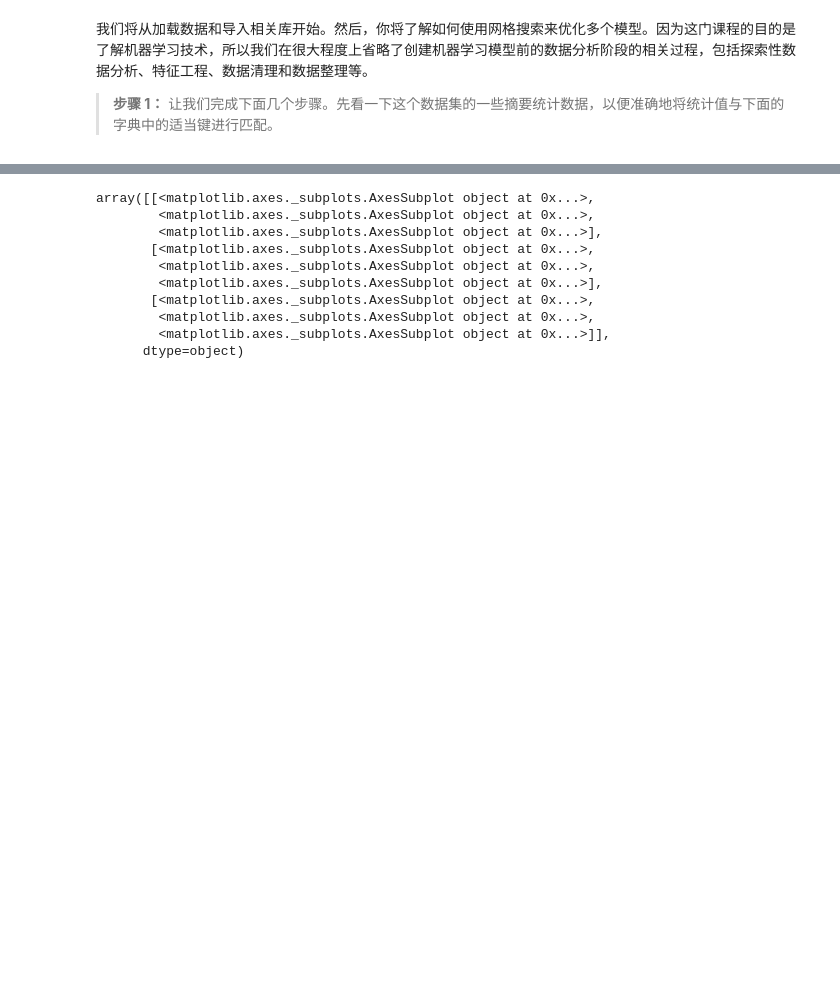
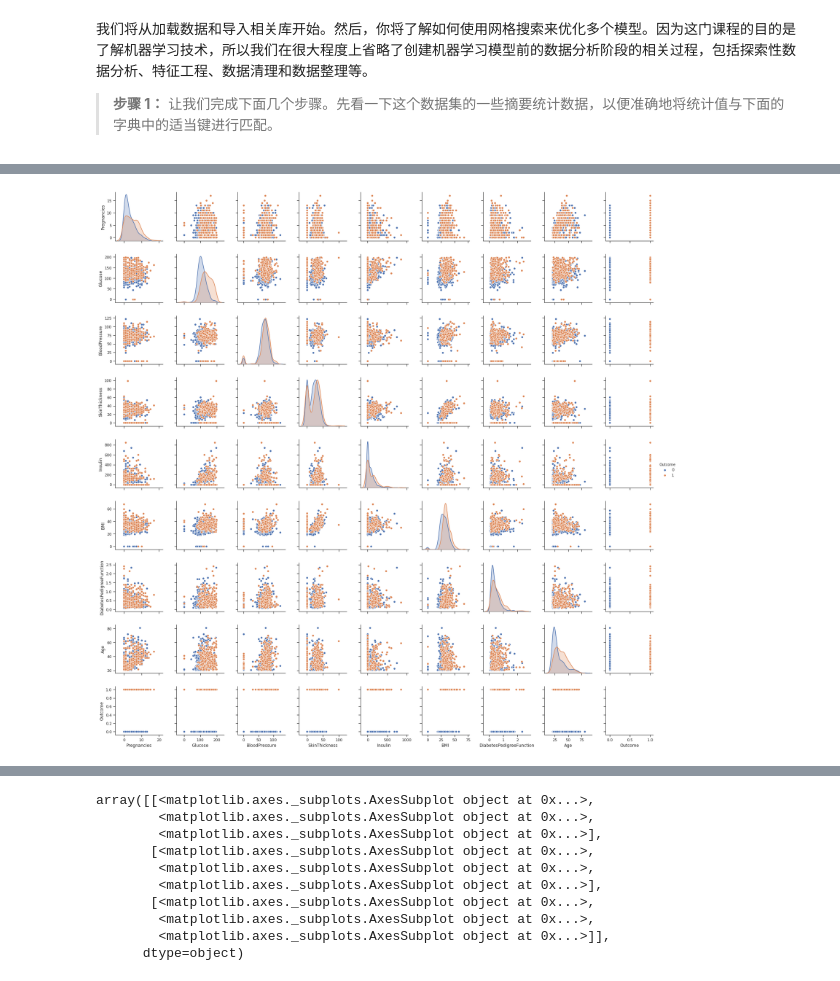
Before and after one commit to luteresa/uda-MachineLearning, a Jupyter notebook: 3_supervised_learning/lesson9_错误与优化/糖尿病预测案例/Diabetes_Case_Study-zh.ipynb, the cells around one changed output, grey strips where cells are left out. Saved outputs shown, nothing was run; the diff lists cells and outputs as text; code cells hidden in the pictures; blank space fills up the shorter version.

```diff
--- a/3_supervised_learning/lesson9_错误与优化/糖尿病预测案例/Diabetes_Case_Study-zh.ipynb
+++ b/3_supervised_learning/lesson9_错误与优化/糖尿病预测案例/Diabetes_Case_Study-zh.ipynb
@@ -55 +61,30 @@ sns.pairplot(diabetes, hue="Outcome");
+# %%
+'''
+hue ：针对某一字段进行分类
+sns.pairplot(diabetes, hue="Outcome");
+
+kind：用于控制非对角线上的图的类型，可选"scatter"与"reg"
+diag_kind：控制对角线上的图的类型，可选"hist"与"kde"
+sns.pairplot(diabetes,kind="reg",diag_kind="kde")
+
+palette：控制色调
+sns.pairplot(data,hue="种类",palette="husl")
+
+#markers：控制散点的样式
+sns.pairplot(data,hue="Outcome",markers=["+", "s", "D"])
+
+
+#单独用vars参数选择"萼片长 "和"花瓣长"两种属性
+sns.pairplot(data,vars=["Pregnancies","Glucose"])
+
+# 用x_vars和 y_vars参数指定
+# 需要注意的是，x_vars和y_vars要同时指定
+sns.pairplot(data,x_vars=["Pregnancies","Glucose"],
+             y_vars=["BloodPressure","SkinThickness"])
+
+'''
+
+sns.pairplot(diabetes, hue="Outcome");
+# %% [output]
+[figure, added]
 # %%
```
Also changed, not shown: parts of 8 cells of this notebook, 36 other files.
